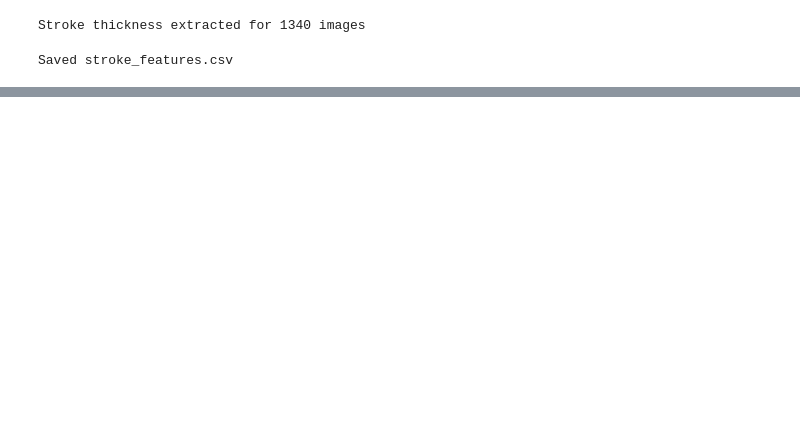
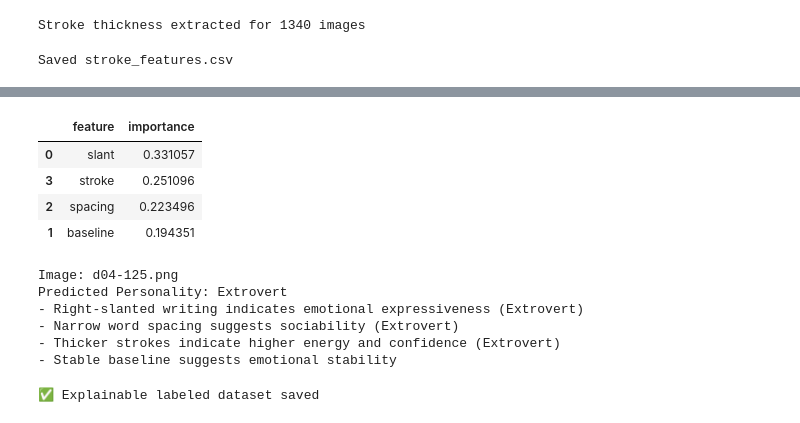
Before and after one commit to DhritiKothari/Handwriting-Analysis, a Jupyter notebook: handwriting_analysis.ipynb, the cells around one changed output, grey strips where cells are left out. Cells and saved outputs as stored; diff of their text form; code cells hidden in the pictures; blank space fills up the shorter version.

```diff
--- a/handwriting_analysis.ipynb
+++ b/handwriting_analysis.ipynb
@@ -540,0 +344,8 @@ plt.show()
+# %%
+def assign_personality(row):
+    score = 0
+    score += 1 if row['slant'] > slant_thr else -1
+    score += 1 if row['spacing'] < spacing_thr else -1
+    score += 1 if row['stroke'] > stroke_thr else -1
+    score += 1 if abs(row['baseline']) < baseline_thr else -1
+    return "Extrovert" if score > 0 else "Introvert"
@@ -540,0 +367,19 @@ plt.show()
+# %%
+X_train, X_test, y_train, y_test = train_test_split(
+    X, y_encoded,
+    test_size=0.2,
+    stratify=y_encoded,
+    random_state=42
+)
+# %%
+scaler = MinMaxScaler()
+X_train = scaler.fit_transform(X_train)
+X_test = scaler.transform(X_test)
+# %%
+model = RandomForestClassifier(
+    n_estimators=200,
+    class_weight='balanced',
+    random_state=42
+)
+
+model.fit(X_train, y_train)
@@ -540,0 +451,16 @@ plt.show()
+# %%
+importances = model.feature_importances_
+features = X.columns
+
+importance_df = pd.DataFrame({
+    'feature': features,
+    'importance': importances
+}).sort_values(by='importance', ascending=False)
+
+importance_df
+# %% [output]
+|  | feature | importance |
+| 0 | slant | 0.331057 |
+| 3 | stroke | 0.251096 |
+| 2 | spacing | 0.223496 |
+| 1 | baseline | 0.194351 |
@@ -540,0 +492,15 @@ plt.show()
+# %%
+sample = df.iloc[0]
+
+print("Image:", sample['image'])
+print("Predicted Personality:", sample['predicted_personality'])
+
+for reason in explain_prediction(sample):
+    print("-", reason)
+# %% [output]
+Image: d04-125.png
+Predicted Personality: Extrovert
+- Right-slanted writing indicates emotional expressiveness (Extrovert)
+- Narrow word spacing suggests sociability (Extrovert)
+- Thicker strokes indicate higher energy and confidence (Extrovert)
+- Stable baseline suggests emotional stability
@@ -540,0 +512,9 @@ plt.show()
+# %%
+df[['image', 'predicted_personality', 'decision_basis']].to_csv(
+    "/content/drive/MyDrive/handwriting_explainable_labels.csv",
+    index=False
+)
+
+print("✅ Explainable labeled dataset saved")
+# %% [output]
+✅ Explainable labeled dataset saved
```
Also changed, not shown: parts of 54 cells of this notebook.
